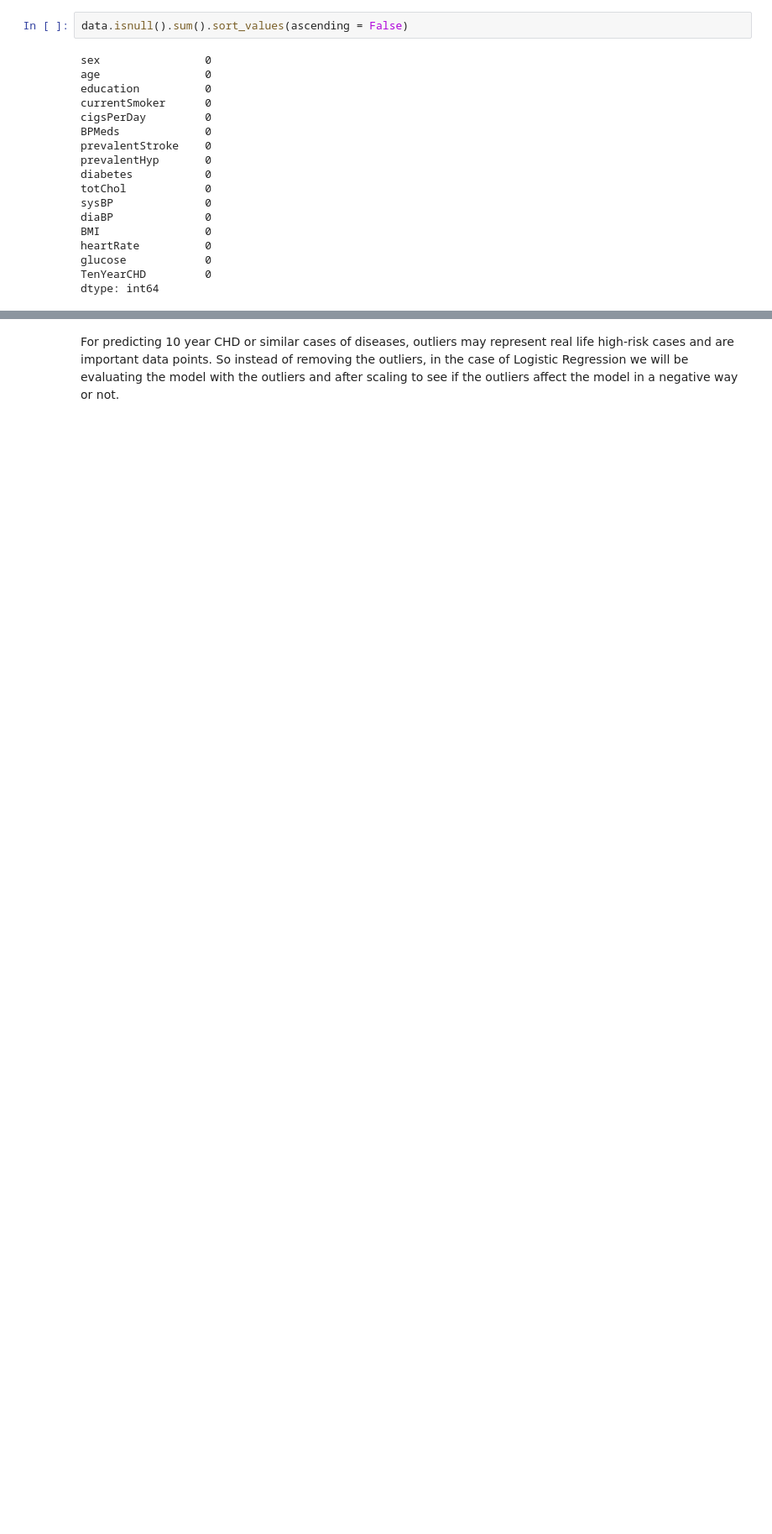
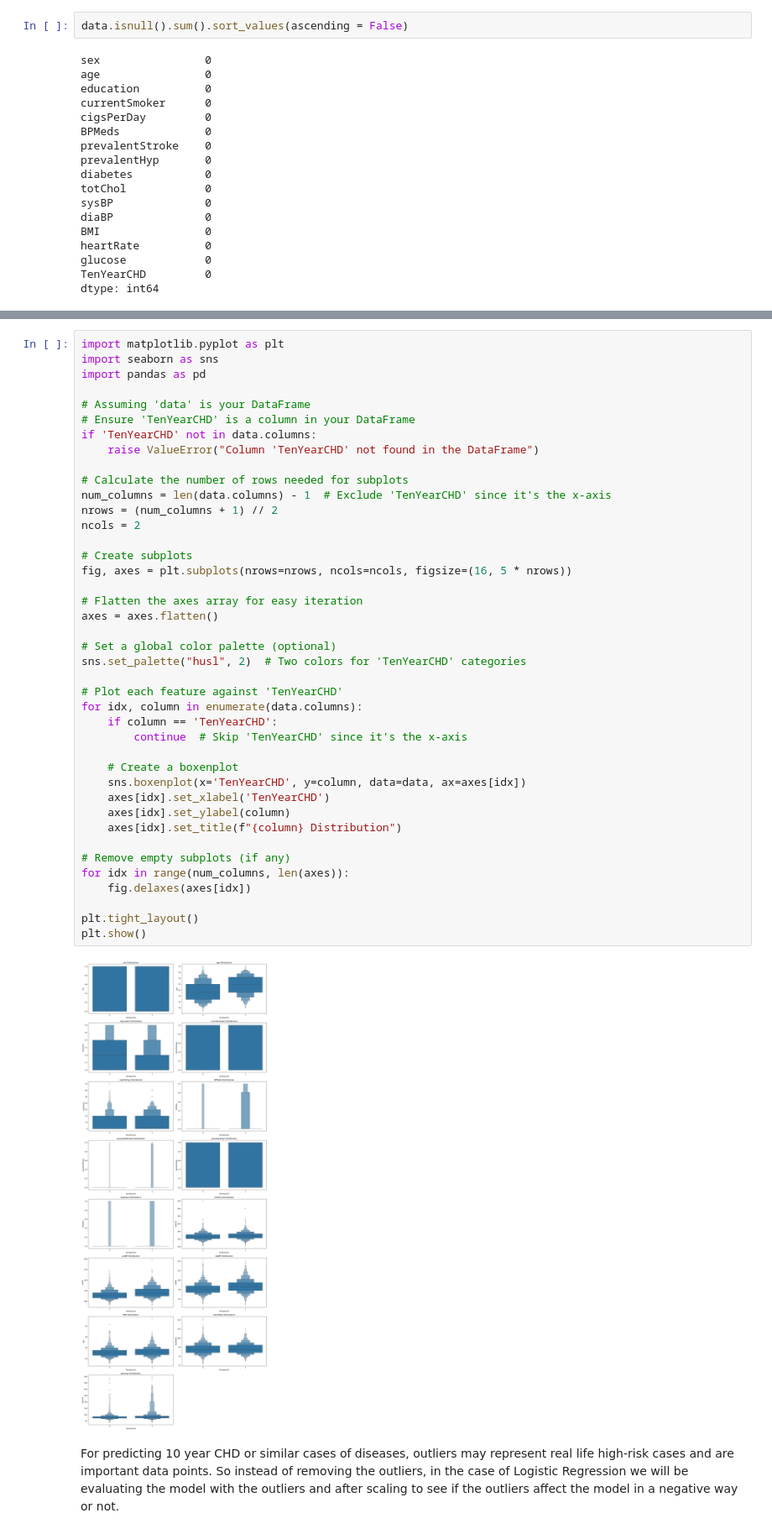
Before and after one commit to galij20/fds_framingham, a Jupyter notebook: project.ipynb, the cells around one changed output, grey strips where cells are left out. Shown at 84% size. Drawn from its saved outputs; the diff is of its cells as text; blank space fills up the shorter version.

```diff
--- a/project.ipynb
+++ b/project.ipynb
@@ -197,3 +176,46 @@ for idx,column in enumerate(data):
+# %%
+import matplotlib.pyplot as plt
+import seaborn as sns
+import pandas as pd
+
+# Assuming 'data' is your DataFrame
+# Ensure 'TenYearCHD' is a column in your DataFrame
+if 'TenYearCHD' not in data.columns:
+    raise ValueError("Column 'TenYearCHD' not found in the DataFrame")
+
+# Calculate the number of rows needed for subplots
+num_columns = len(data.columns) - 1  # Exclude 'TenYearCHD' since it's the x-axis
+nrows = (num_columns + 1) // 2
+ncols = 2
+
+# Create subplots
+fig, axes = plt.subplots(nrows=nrows, ncols=ncols, figsize=(16, 5 * nrows))
+
+# Flatten the axes array for easy iteration
+axes = axes.flatten()
+
+# Set a global color palette (optional)
+sns.set_palette("husl", 2)  # Two colors for 'TenYearCHD' categories
+
+# Plot each feature against 'TenYearCHD'
+for idx, column in enumerate(data.columns):
+    if column == 'TenYearCHD':
+        continue  # Skip 'TenYearCHD' since it's the x-axis
+
+    # Create a boxenplot
+    sns.boxenplot(x='TenYearCHD', y=column, data=data, ax=axes[idx])
+    axes[idx].set_xlabel('TenYearCHD')
+    axes[idx].set_ylabel(column)
+    axes[idx].set_title(f"{column} Distribution")
+
+# Remove empty subplots (if any)
+for idx in range(num_columns, len(axes)):
+    fig.delaxes(axes[idx])
+
+plt.tight_layout()
+plt.show()
+# %% [output]
+[figure, added]
 # %% [markdown]
 For predicting 10 year CHD or similar cases of diseases, outliers may represent real life high-risk cases and are important data points.
 So instead of removing the outliers, in the case of Logistic Regression we will be evaluating the model with the outliers and after scaling to see if the outliers affect the model in a negative way or not.
```
Also changed, not shown: parts of 23 cells of this notebook, 1 other file.
